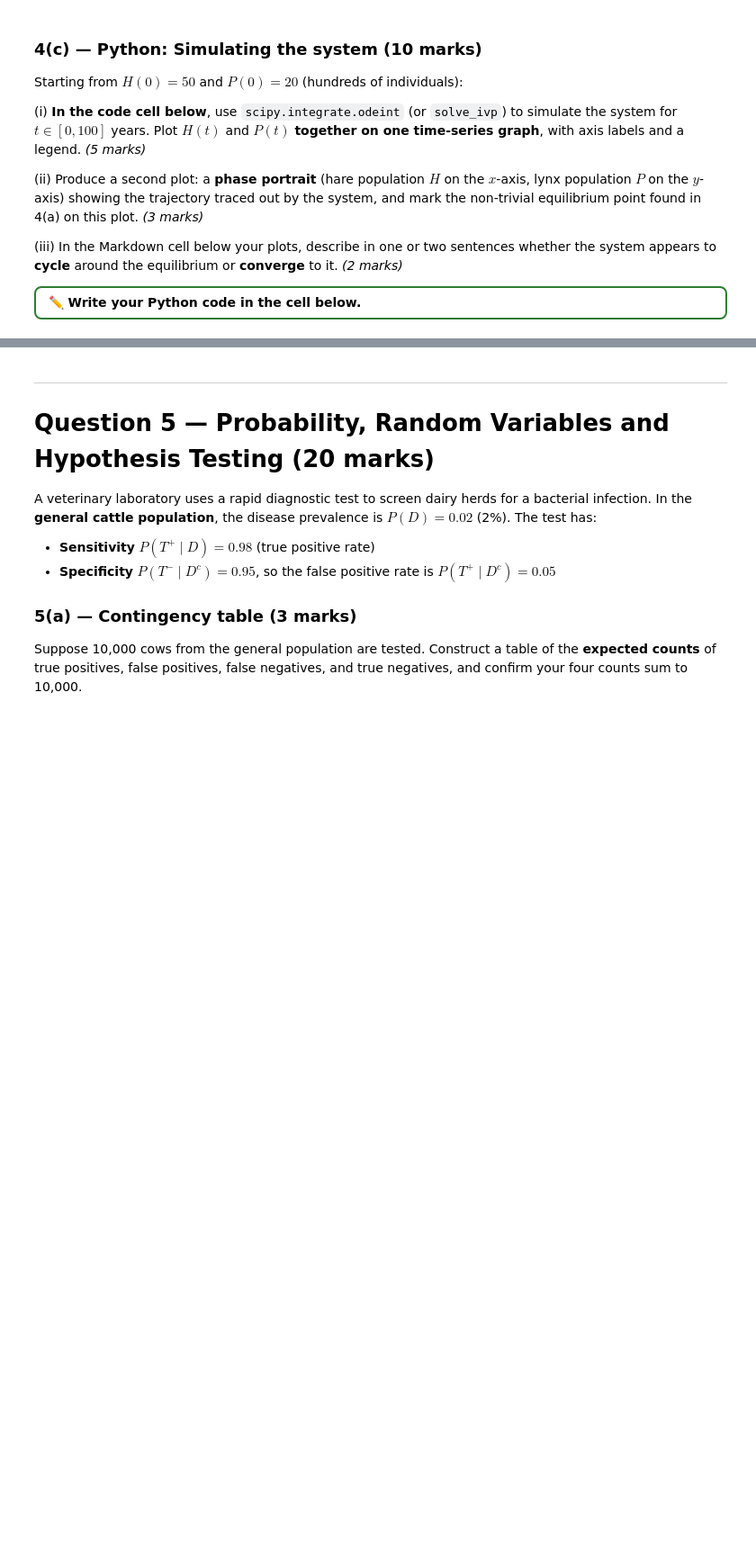
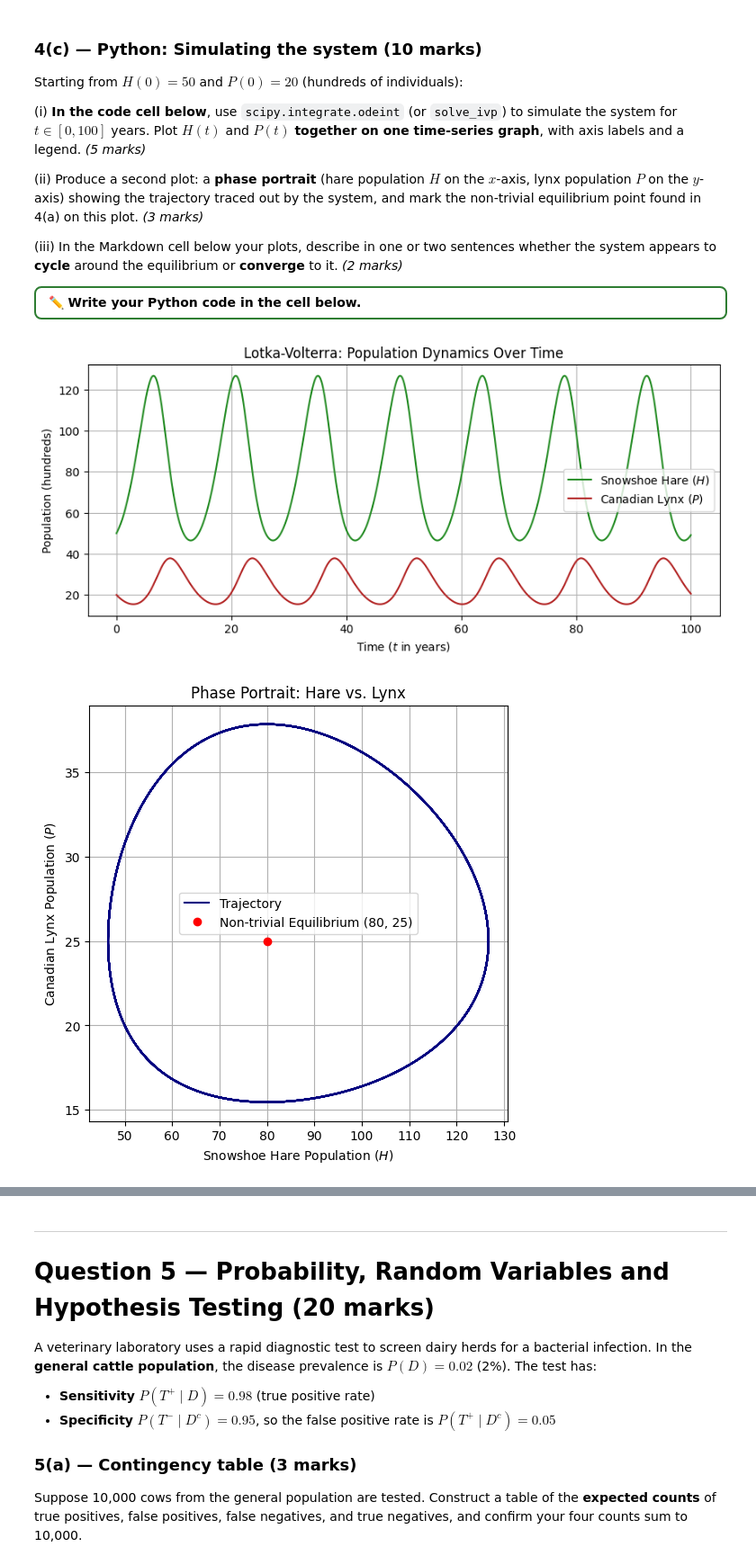
Before and after one commit to saraeastough/SCI1500-Sara-Eastough-public, a Jupyter notebook: Assignment2_STUDENT.ipynb, the cells around one changed output, grey strips where cells are left out. Shown at 90% size. Cells and saved outputs as stored; diff of their text form; code cells hidden in the pictures; blank space fills up the shorter version.

```diff
--- a/Assignment2_STUDENT.ipynb
+++ b/Assignment2_STUDENT.ipynb
@@ -495,23 +511,62 @@ Starting from $H(0) = 50$ and $P(0) = 20$ (hundreds of individuals):
 # %%
 import numpy as np
 from scipy.integrate import odeint
 import matplotlib.pyplot as plt
 
 alpha, beta, lam, gamma = 0.5, 0.02, 0.005, 0.4
 
 def lotka_volterra(state, t):
     H, P = state
     dHdt = alpha * H - beta * H * P
     dPdt = lam * H * P - gamma * P
     return [dHdt, dPdt]
 
 t = np.linspace(0, 100, 2000)
 state0 = [50, 20]
 
-# Your code here:
-# 1. Solve the system with odeint(lotka_volterra, state0, t)
-# 2. Plot H(t) and P(t) together against time, with labels and a legend
-# 3. Produce a second phase-portrait plot (H vs P), marking the non-trivial equilibrium
+# Parameters
+alpha, beta, lam, gamma = 0.5, 0.02, 0.005, 0.4
+
+# Define the Lotka-Volterra system of differential equations
+def lotka_volterra(state, t):
+    H, P = state
+    dHdt = alpha * H - beta * H * P
+    dPdt = lam * H * P - gamma * P
+    return [dHdt, dPdt]
+
+# Time points (t in [0, 100] years)
+t = np.linspace(0, 100, 2000)
+state0 = [50, 20]  # Initial conditions H(0)=50, P(0)=20
+
+# 1. Solve the system with odeint
+sol = odeint(lotka_volterra, state0, t)
+H = sol[:, 0]
+P = sol[:, 1]
+
+# 2. Plot H(t) and P(t) together on one time-series graph
+plt.figure(figsize=(10, 4))
+plt.plot(t, H, label='Snowshoe Hare ($H$)', color='forestgreen')
+plt.plot(t, P, label='Canadian Lynx ($P$)', color='firebrick')
+plt.xlabel('Time ($t$ in years)')
+plt.ylabel('Population (hundreds)')
+plt.title('Lotka-Volterra: Population Dynamics Over Time')
+plt.legend()
+plt.grid(True)
+plt.show()
+
+# 3. Produce a second plot: phase-portrait (H vs P)
+plt.figure(figsize=(6, 6))
+plt.plot(H, P, label='Trajectory', color='navy')
+plt.plot(80, 25, 'ro', label='Non-trivial Equilibrium (80, 25)')
+plt.xlabel('Snowshoe Hare Population ($H$)')
+plt.ylabel('Canadian Lynx Population ($P$)')
+plt.title('Phase Portrait: Hare vs. Lynx')
+plt.legend()
+plt.grid(True)
+plt.show()
+# %% [output]
+[figure, added]
+[figure, added]
 # %% [markdown]
 <div style="border: 2px solid #2e7d32; border-radius: 8px; padding: 10px 16px;">
 
```
Also changed, not shown: parts of 4 cells of this notebook.
